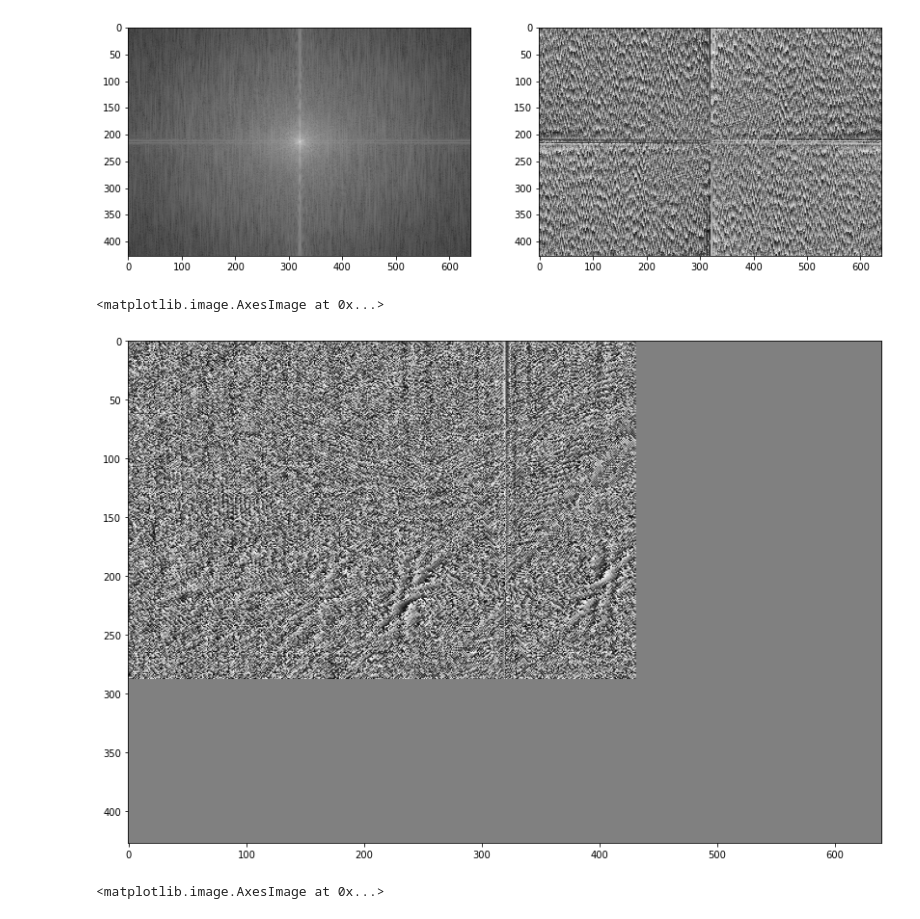
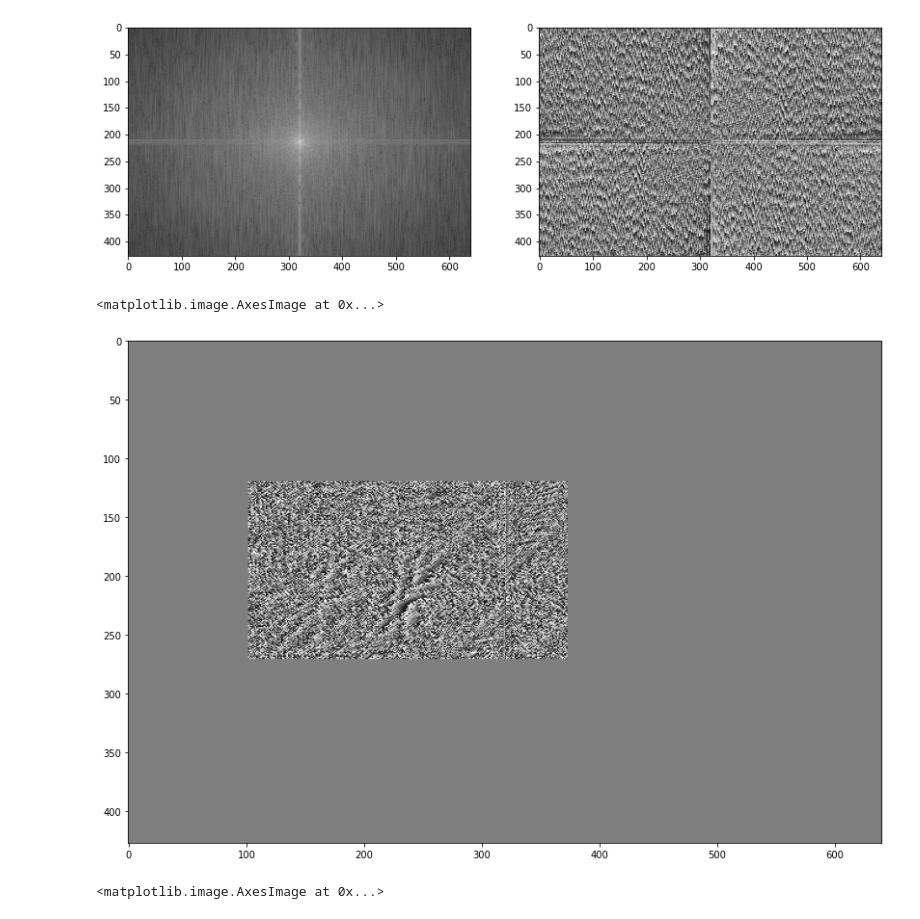
Before and after one commit to EHVB/DSP_Task4, a Jupyter notebook: processing/processing.ipynb, the cells around one changed output. Drawn from its saved outputs; the diff is of its cells as text; code cells hidden in the pictures.

```diff
--- a/processing/processing.ipynb
+++ b/processing/processing.ipynb
@@ -45,29 +45,29 @@ plt.imshow(img2_phase, cmap='gray')
 <matplotlib.image.AxesImage at 0x...>
 [figure]
 # %%
-w = 430
-h = 287
+w = 270
+h = 150
 for x in range (0,img1_phase.shape[0]):
     for y in range(0,img1_phase.shape[1]):
-        if (x>=0 and x<=0+h )and(y>=0 and y<=0+w):
+        if (x>=120 and x<=120+h )and(y>=102 and y<=102+w):
             pass
         else:
             img1_phase[x][y] = 0
 
-# w = 219
-# h = 117
+w = 243
+h = 137
 for x in range (0,img2_amplitude.shape[0]):
     for y in range(0,img2_amplitude.shape[1]):
-        if (x>=0 and x<=0+h )and(y>=0 and y<=0+w):
+        if (x>=147 and x<=147+h )and(y>=101 and y<=101+w):
             pass
         else:
             img2_amplitude[x][y] = 1
 
 plt.figure(figsize=(14,18))
 plt.imshow(img1_phase,cmap='gray')
 # %% [output]
 <matplotlib.image.AxesImage at 0x...>
-[figure, old version]
+[figure, new version]
 # %%
 comb = np.multiply(img2_amplitude, np.exp(1j * img1_phase))
 trans = np.real(np.fft.ifft2(np.fft.ifftshift(comb)))
```
Also changed, not shown: 2 other files.
